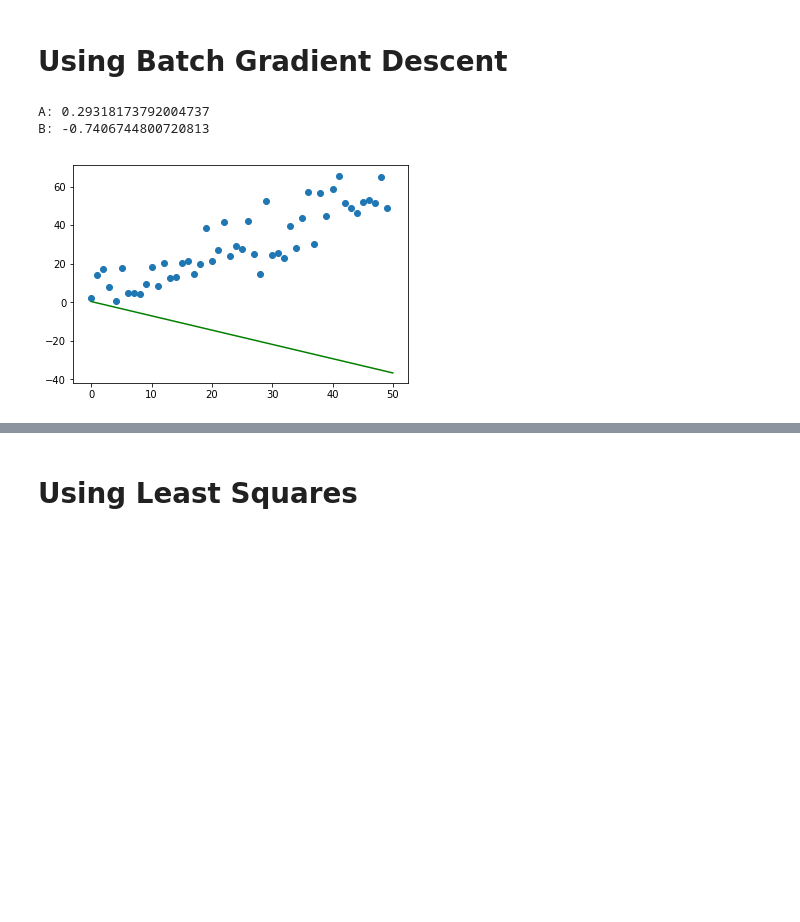
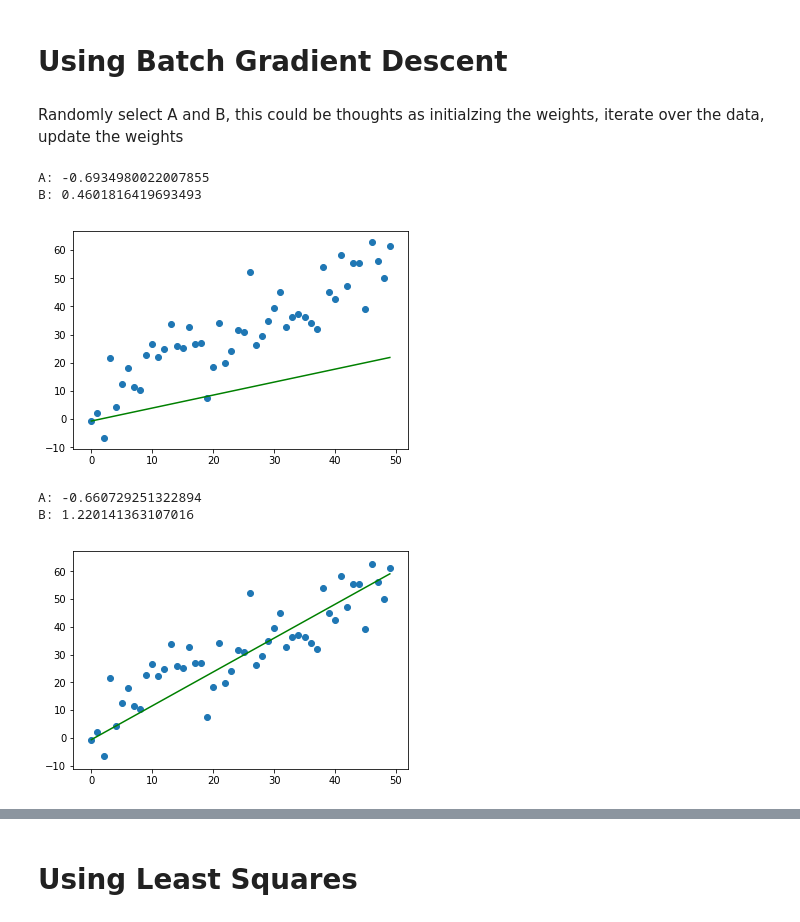
Before and after one commit to ReiiSky/RecurrentLabs, a Jupyter notebook: LinearRegression/Linear Regression.ipynb, the cells around one changed output, grey strips where cells are left out. Saved outputs shown, nothing was run; the diff lists cells and outputs as text; code cells hidden in the pictures; blank space fills up the shorter version.

```diff
--- a/LinearRegression/Linear Regression.ipynb
+++ b/LinearRegression/Linear Regression.ipynb
@@ -11,7 +14,8 @@ scale = 8.0
 start = 0.0
 end = 50.0
 increment = 1
-epoch = 20
+epoch = 25
+graphDirectory = "Graphs"
 
 #Randomly Generate Data
 xDataSet = numpy.arange(start, end, increment)
@@ -23,3 +27,20 @@ yAverage = numpy.average(yDataSet)
 
 numerator = 0.0
 denominator = 0.0
+# %%
+def CreateGraph( xDataSet, yDataSet, a, b, filePath, show=False, save=False):
+    start = xDataSet[0]
+    end = xDataSet[-1]
+
+    yStart = a + (start * b)
+    yEnd = a + (end * b)
+
+    matplotlib.pyplot.clf()
+    matplotlib.pyplot.plot([start, end], [yStart, yEnd], color='g')
+    matplotlib.pyplot.scatter(xDataSet,yDataSet)
+
+    if(save):
+        matplotlib.pyplot.savefig(filePath)
+
+    if(show):
+        matplotlib.pyplot.show()
@@ -36,29 +62,34 @@ def GradientDescent(aCurrent, bCurrent, xDataSet, yDataSet, learningRate):
     aNew = aCurrent - (learningRate * aGradient)
     bNew = bCurrent - (learningRate * bGradient)
     return [aNew, bNew]
-# %%
-startingA = numpy.random.normal();
-startingB = numpy.random.normal();
-
-print("A: " + str(startingA))
-print("B: " + str(startingB))
-
-matplotlib.pyplot.clf()
-matplotlib.pyplot.plot([start, end],[(startingA + (start * startingB)), (startingA + (end * startingB))], color='g')
-matplotlib.pyplot.scatter(xDataSet,yDataSet)
-matplotlib.pyplot.show()
-#matplotlib.pyplot.savefig("sgd" + str(0) + ".png")
-
-for i in range(epoch):
-    startingA, startingB = GradientDescent(startingA, startingB, xDataSet, yDataSet, .0001)
-    #print("A:" + str(startingA))
-    #print("B:" + str(startingB))
-    #matplotlib.pyplot.clf()
-    #matplotlib.pyplot.plot([start, end],[(startingA + (start * startingB)), (startingA + (end * startingB))], color='g')
-    #matplotlib.pyplot.scatter(xDataSet,yDataSet)
-    #matplotlib.pyplot.show()
-    #matplotlib.pyplot.savefig("sgd" + str(i+1) + ".png")
-# %% [output]
-A: 0.29318173792004737
-B: -0.7406744800720813
-[figure, removed]
+# %% [markdown]
+Randomly select A and B, this could be thoughts as initialzing the weights, iterate over the data, update the weights
+# %%
+startingA = numpy.random.normal();
+startingB = numpy.random.normal();
+
+print("A: {}".format(startingA))
+print("B: {}".format(startingB))
+
+fileName = "batchGradientDescent_0.png"
+filePath = os.path.join(graphDirectory, fileName)
+CreateGraph(xDataSet, yDataSet, startingA, startingB, filePath, show=True)
+errors = []
+
+for i in range(epoch):
+    fileName = "batchGradientDescent_{}.png".format(i)
+    filePath = os.path.join(graphDirectory, fileName)
+    errors.append(MSE(xDataSet, yDataSet, startingA, startingB))
+    startingA, startingB = GradientDescent(startingA, startingB, xDataSet, yDataSet, .0001)
+    CreateGraph(xDataSet, yDataSet, startingA, startingB, filePath)
+
+print("A: {}".format(startingA))
+print("B: {}".format(startingB))
+CreateGraph(xDataSet, yDataSet, startingA, startingB, filePath, show=True)
+# %% [output]
+A: -0.6934980022007855
+B: 0.4601816419693493
+[figure, added]
+A: -0.660729251322894
+B: 1.220141363107016
+[figure, added]
```
Also changed, not shown: parts of 9 cells of this notebook, 1 other file.
